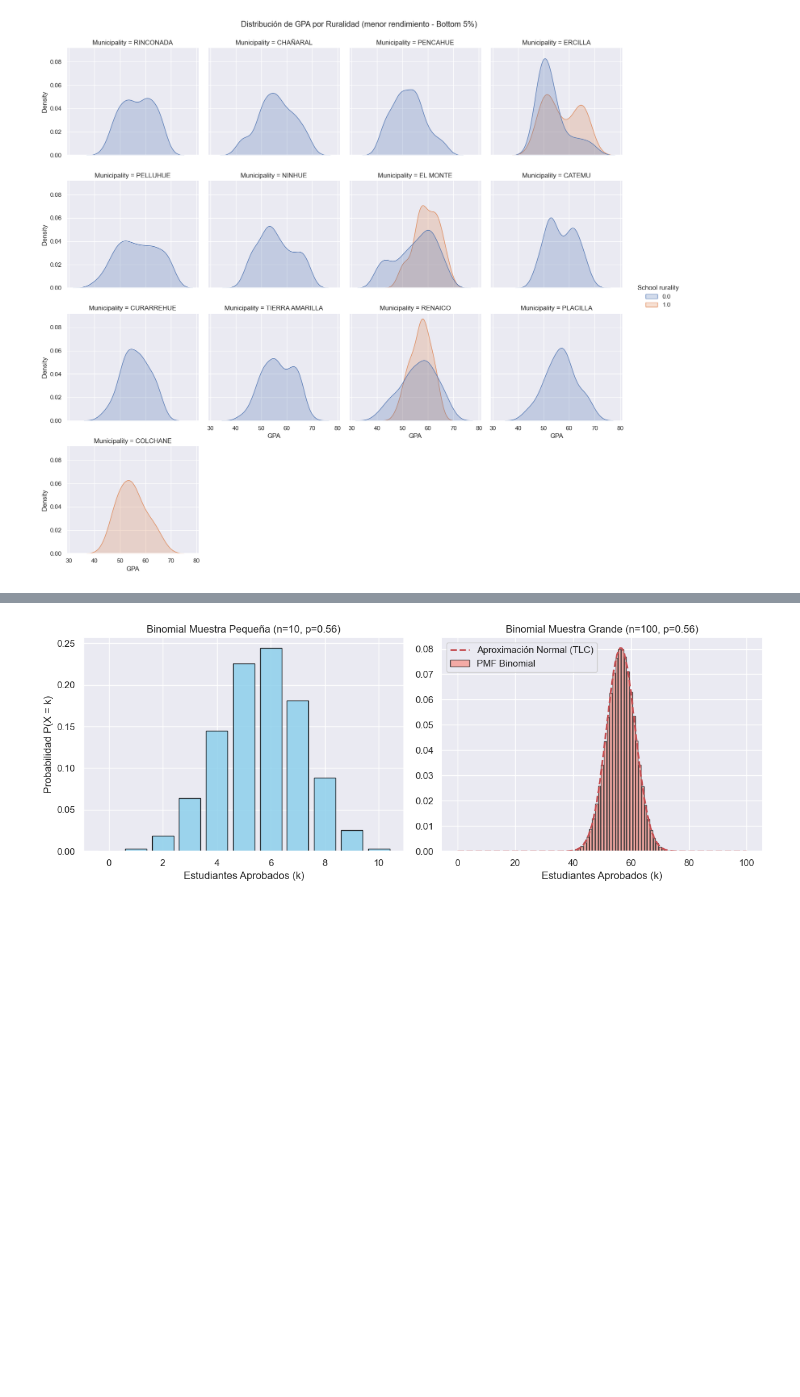
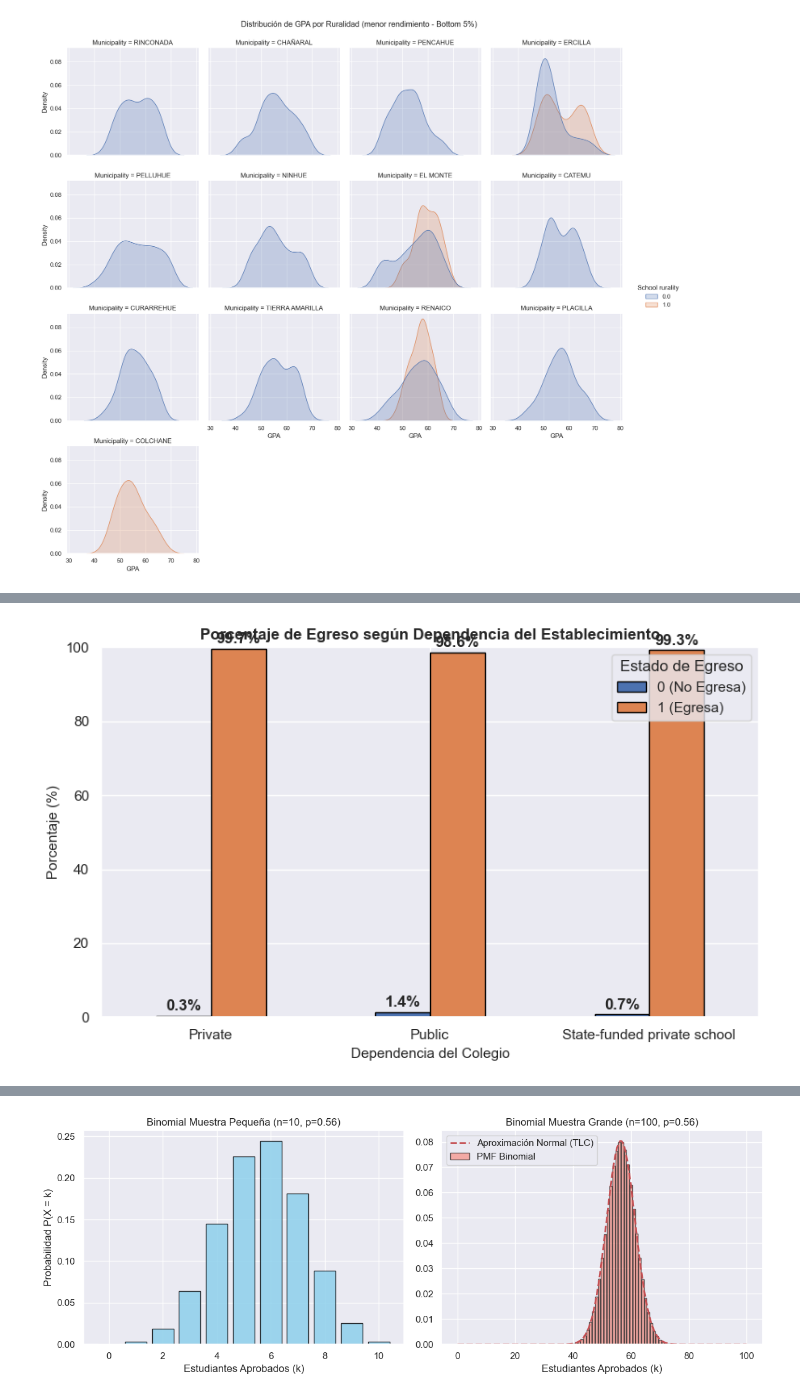
Before and after one commit to 2026788-max/Stastics, a Jupyter notebook: Statistics.CA1.ManuelaCorrea.ipynb, the cells around one changed output, grey strips where cells are left out. Drawn from its saved outputs; the diff is of its cells as text; code cells hidden in the pictures; blank space fills up the shorter version.

```diff
--- a/Statistics.CA1.ManuelaCorrea.ipynb
+++ b/Statistics.CA1.ManuelaCorrea.ipynb
@@ -496,0 +502,34 @@ plt.show()
+# %%
+import matplotlib.pyplot as plt
+import pandas as pd
+
+# 1. Tabla cruzada normalizada por fila (calcula el porcentaje dentro de cada tipo de colegio)
+cross_tab_pct = (
+    pd.crosstab(
+        dfc["School_dependency_Public_Private"],
+        dfc["Graduation status indicator"],
+        normalize="index",
+    )
+    * 100
+)
+
+# 2. Graficar en porcentaje
+ax = cross_tab_pct.plot(kind="bar", edgecolor="black", rot=0, figsize=(8, 5))
+
+# 3. Formatear la etiqueta de cada barra con el símbolo %
+for container in ax.containers:
+    ax.bar_label(container, fmt="%.1f%%", fontweight="bold", padding=2)
+
+plt.title(
+    "Porcentaje de Egreso según Dependencia del Establecimiento",
+    fontsize=12,
+    fontweight="bold",
+)
+plt.xlabel("Dependencia del Colegio", fontsize=11)
+plt.ylabel("Porcentaje (%)", fontsize=11)
+plt.ylim(0, 100)  # Fija el eje Y hasta el 100%
+plt.legend(["0 (No Egresa)", "1 (Egresa)"], title="Estado de Egreso")
+plt.tight_layout()
+plt.show()
+# %% [output]
+[figure, added]
```
Also changed, not shown: parts of 6 cells of this notebook.
